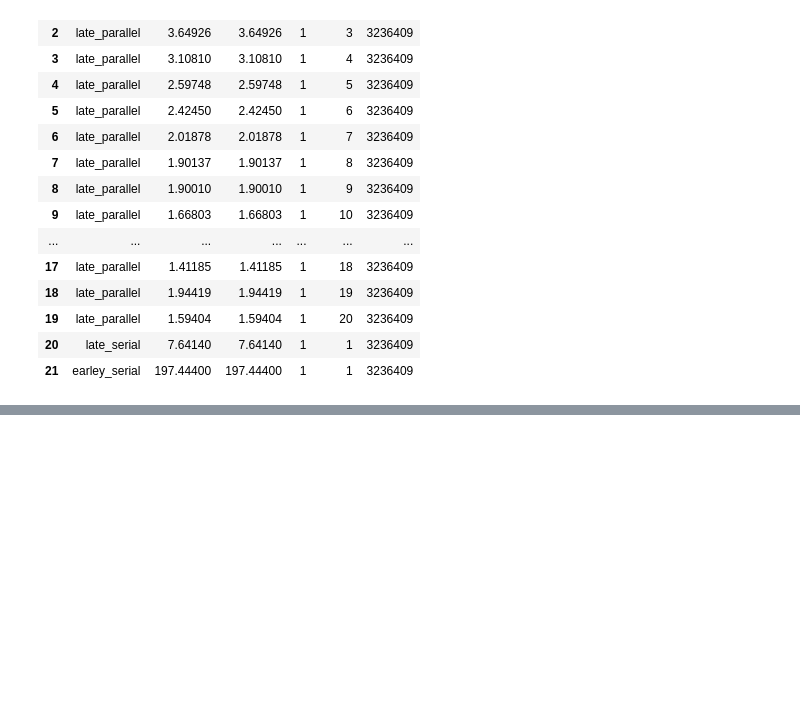
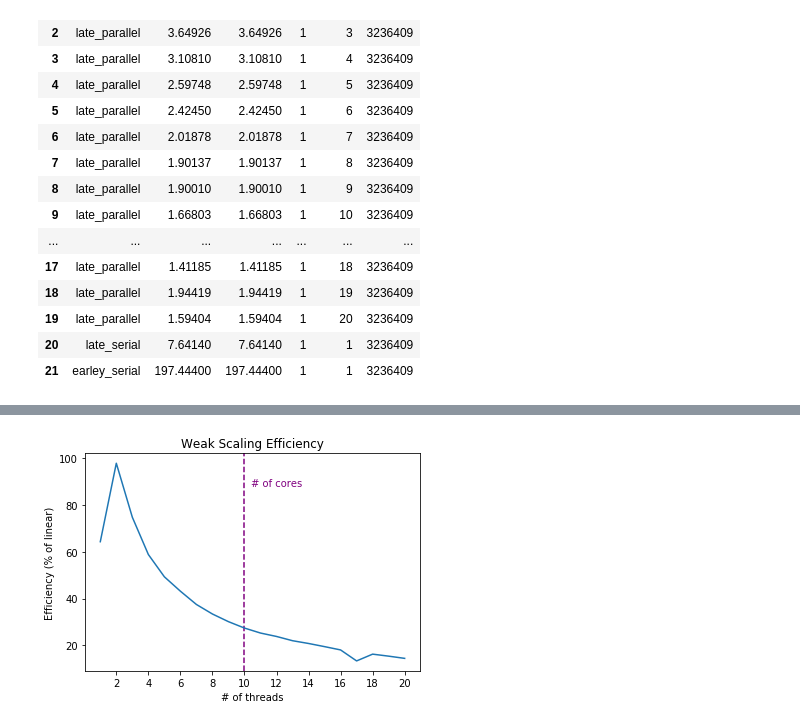
Before and after one commit to jfeser/earley, a Jupyter notebook: Analysis.ipynb, the cells around one changed output, grey strips where cells are left out. Saved outputs shown, nothing was run; the diff lists cells and outputs as text; code cells hidden in the pictures; blank space fills up the shorter version.

```diff
--- a/Analysis.ipynb
+++ b/Analysis.ipynb
@@ -176,0 +205,4 @@ speedup_plot(cgw_df, '../earley_paper/figures/cgw_scaling.png')
+# %%
+weak_scaling_plot(java_weak_df, '../earley_paper/figures/java-weak-scaling.png')
+# %% [output]
+[figure, added]
```
Also changed, not shown: parts of 9 cells of this notebook.
